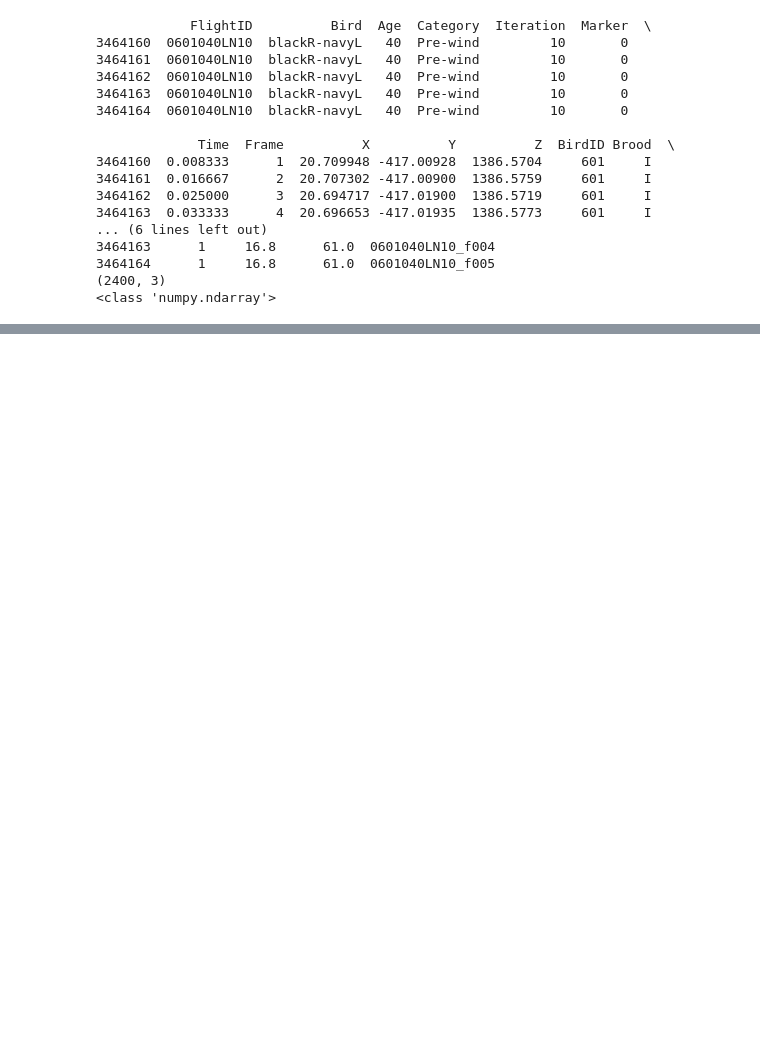
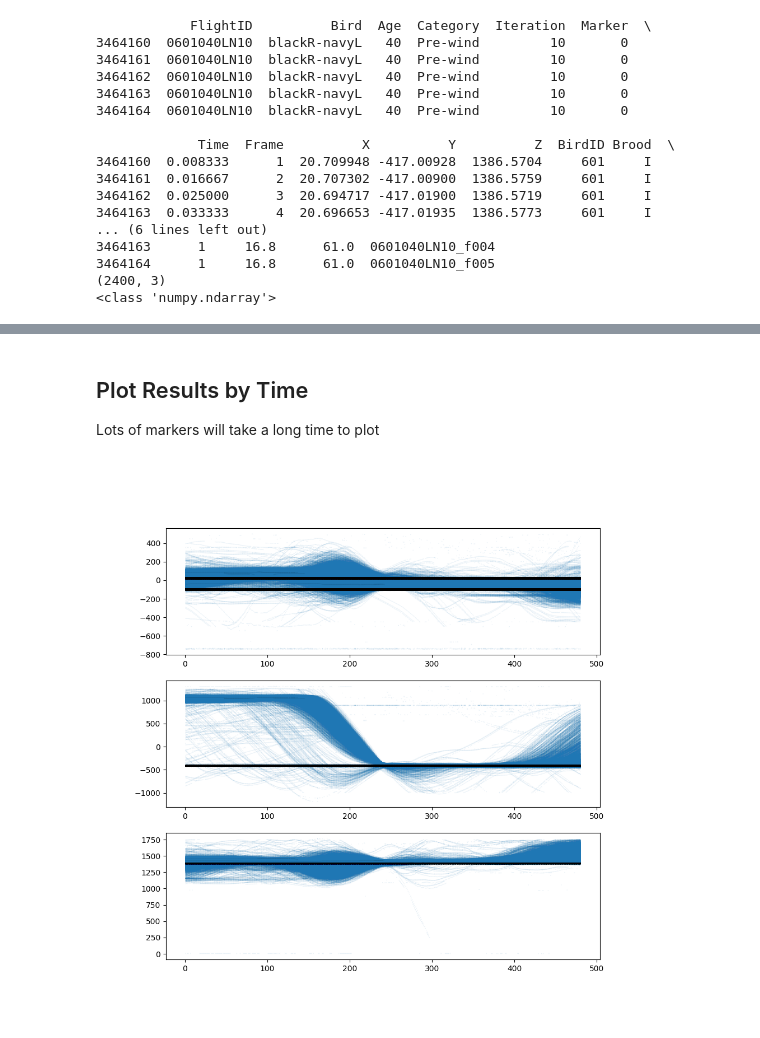
Before and after one commit to dthandi/TrackingMoCap, a Jupyter notebook: notebooks/tracking_markers.ipynb, the cells around one changed output, grey strips where cells are left out. Saved outputs shown, nothing was run; the diff lists cells and outputs as text; code cells hidden in the pictures; blank space fills up the shorter version.

```diff
--- a/notebooks/tracking_markers.ipynb
+++ b/notebooks/tracking_markers.ipynb
@@ -114,0 +145,35 @@ plt.show()
+# %% [markdown]
+## Plot Results by Time
+
+Lots of markers will take a long time to plot
+# %%
+%matplotlib widget
+
+fig, ax = plt.subplots(3,1, figsize=(10,10))
+
+slc = processed_df['Stationary'] == 0
+x = processed_df[slc].X
+y = processed_df[slc].Y
+z = processed_df[slc].Z
+time = processed_df[slc].Frame
+
+# Plot the moving points
+ax[0].scatter(time, x, s=1, edgecolors='None', alpha=0.1)
+ax[1].scatter(time, y, s=1, edgecolors='None', alpha=0.1)
+ax[2].scatter(time, z, s=1, edgecolors='None', alpha=0.1)
+
+# Plot the stationary points
+slc = processed_df['Stationary'] != 0
+x = processed_df[slc].X
+y = processed_df[slc].Y
+z = processed_df[slc].Z
+time = processed_df[slc].Frame
+
+ax[0].scatter(time, x, s=1, c='k', alpha=0.1, edgecolors='None')
+ax[1].scatter(time, y, s=1, c='k', alpha=0.1, edgecolors='None')
+ax[2].scatter(time, z, s=1, c='k', alpha=0.1, edgecolors='None')
+
+
+plt.show()
+# %% [output]
+[figure, added]
```
Also changed, not shown: parts of 14 cells of this notebook, 1 other file.
